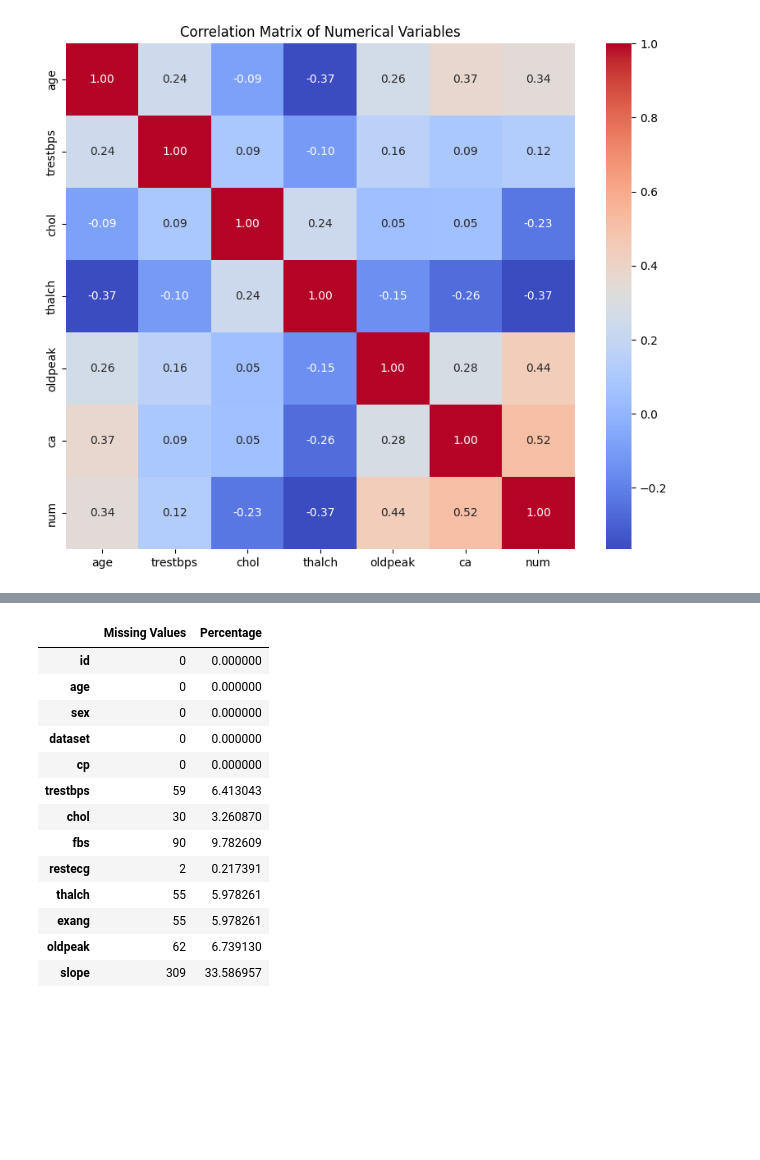
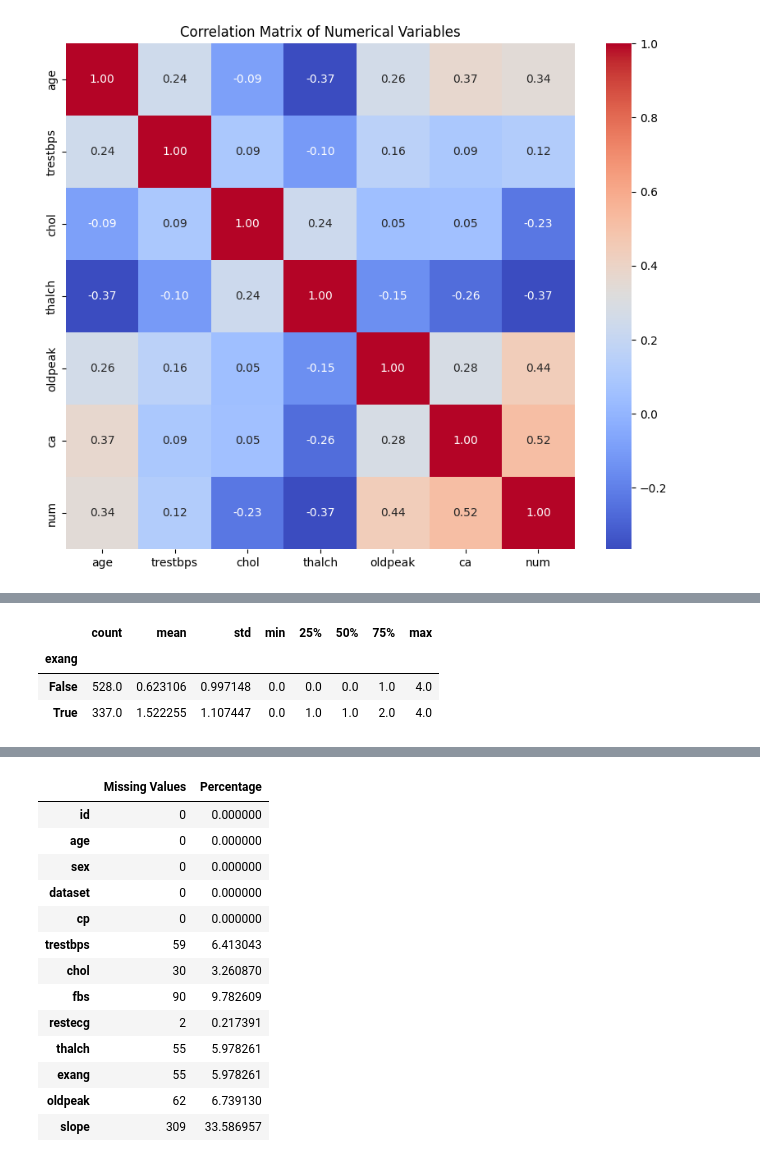
Before and after one commit to uia9020/Heart-Attack-Risk-Analysis, a Jupyter notebook: model_training.ipynb, the cells around one changed output, grey strips where cells are left out. Cells and saved outputs as stored; diff of their text form; code cells hidden in the pictures; blank space fills up the shorter version.

```diff
--- a/model_training.ipynb
+++ b/model_training.ipynb
@@ -103,0 +134,8 @@ plt.show()
+# %%
+# Group 'exang' column and provide descriptive statistics for the 'num' column within each group.
+heart_disease_data.groupby('exang')['num'].describe()
+# %% [output]
+|  | count | mean | std | min | 25% | 50% | 75% | max |
+| exang |  |  |  |  |  |  |  |  |
+| False | 528.0 | 0.623106 | 0.997148 | 0.0 | 0.0 | 0.0 | 1.0 | 4.0 |
+| True | 337.0 | 1.522255 | 1.107447 | 0.0 | 1.0 | 1.0 | 2.0 | 4.0 |
```
Also changed, not shown: parts of 26 cells of this notebook, 1 other file.
